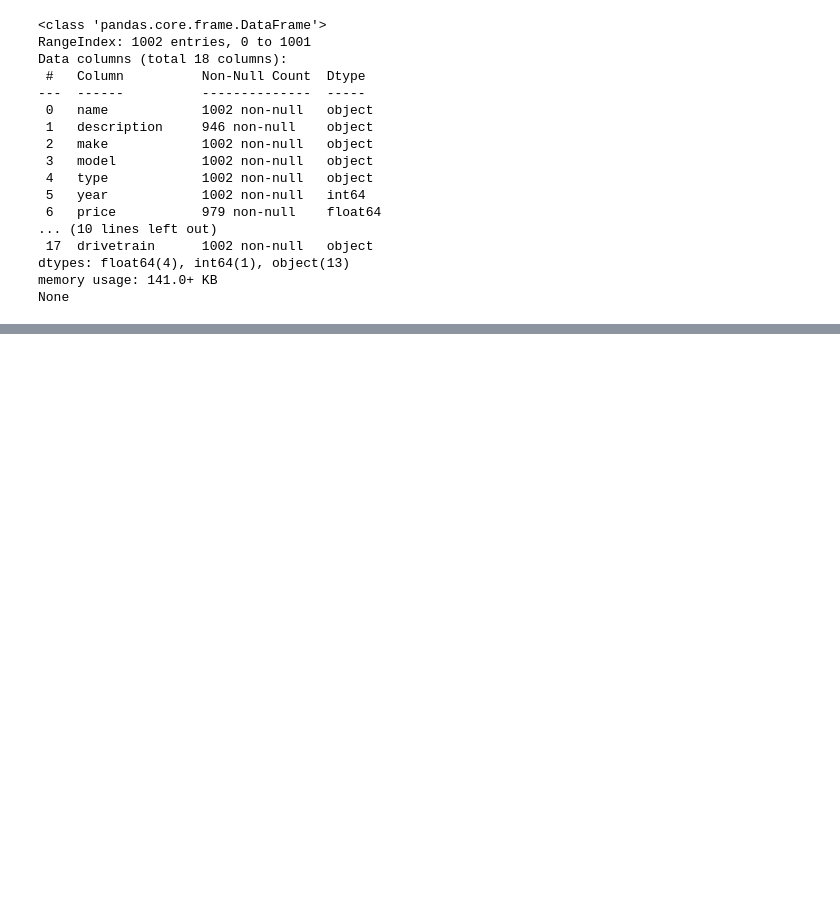
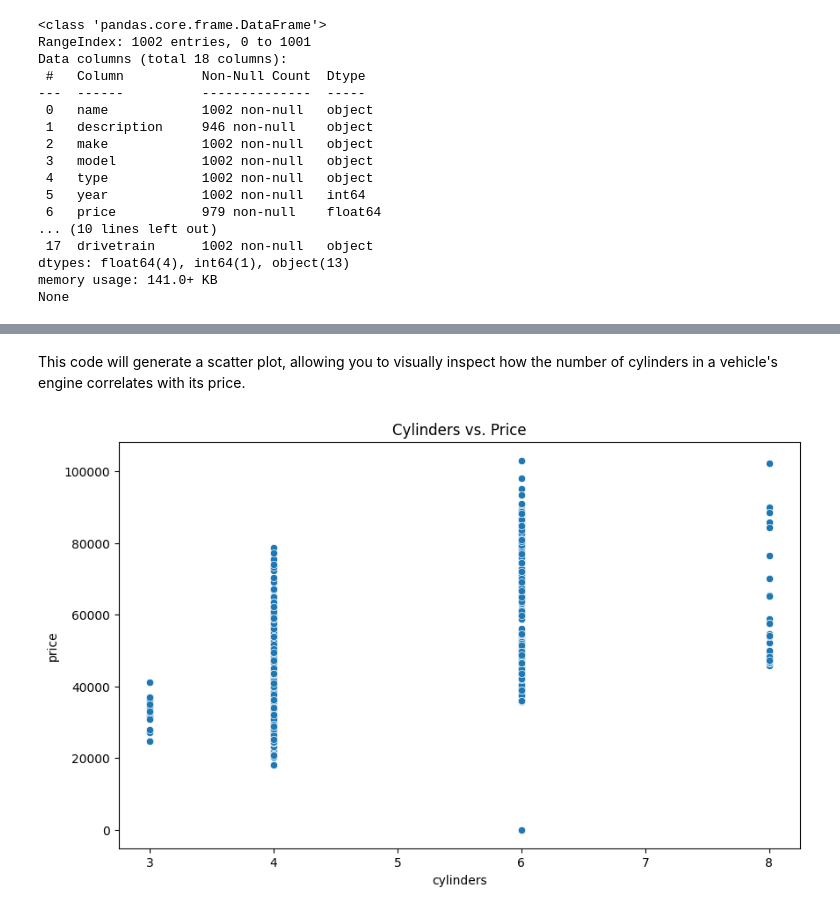
Before and after one commit to chetu5580/project2, a Jupyter notebook: vehicle.ipynb, the cells around one changed output, grey strips where cells are left out. Drawn from its saved outputs; the diff is of its cells as text; code cells hidden in the pictures; blank space fills up the shorter version.

```diff
--- a/vehicle.ipynb
+++ b/vehicle.ipynb
@@ -55,0 +166,9 @@ None
+# %% [markdown]
+This code will generate a scatter plot, allowing you to visually inspect how the number of cylinders in a vehicle's engine correlates with its price.
+# %%
+plt.figure(figsize=(10, 6))
+sns.scatterplot(data=data, x='cylinders', y='price')
+plt.title('Cylinders vs. Price')
+plt.show()
+# %% [output]
+[figure, added]
```
Also changed, not shown: parts of 25 cells of this notebook.
